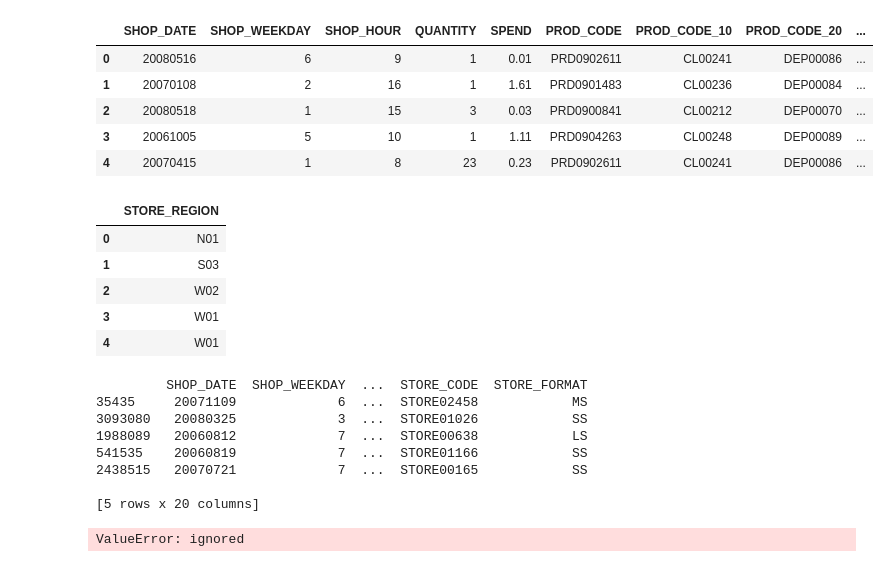
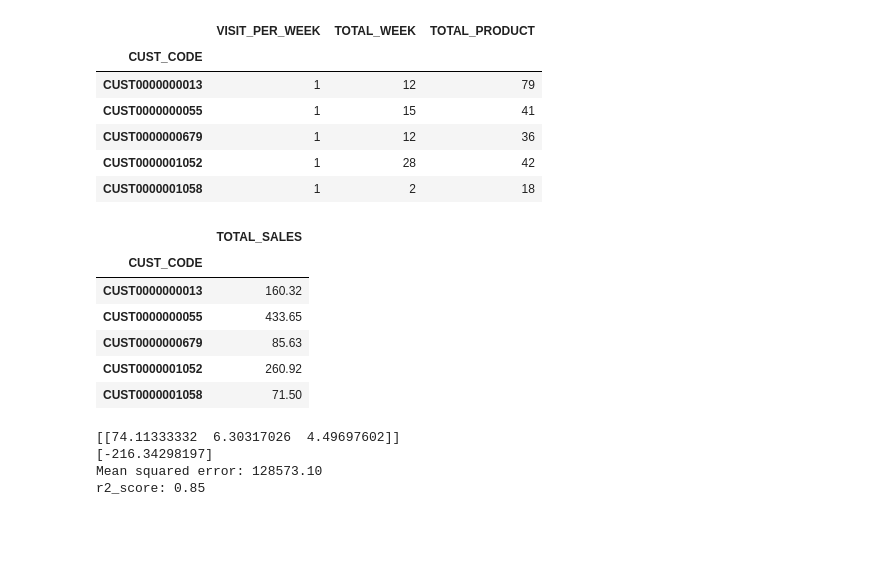
Before and after one commit to pongsrue/Automated_Tools-, a Jupyter notebook: Mini-bads3/Module3_1.ipynb, the cells around one changed output. Drawn from its saved outputs; the diff is of its cells as text; code cells hidden in the pictures; blank space fills up the shorter version.

```diff
--- a/Mini-bads3/Module3_1.ipynb
+++ b/Mini-bads3/Module3_1.ipynb
@@ -7,6 +7,7 @@ from pydrive.drive import GoogleDrive
 from google.colab import auth
 from oauth2client.client import GoogleCredentials
 import pandas as pd
+pd.options.display.float_format = '{:.2f}'.format #comment
 # %%
 auth.authenticate_user()
 gauth = GoogleAuth()
@@ -28,0 +20,12 @@ df.head()
+# %%
+#df2 = pd.read_csv('Supermarket.csv')
+#df2.head()
+
+import time
+chunksize = 10 ** 6
+df2 = pd.DataFrame()
+start = time.time()
+for chunk in pd.read_csv('Supermarket.csv', iterator=True, chunksize = chunksize):
+  df2 = pd.concat([df2,chunk])
+end = time.time()
+print("Loading time usage = ", end - start, " second. ")
@@ -87,0 +73,10 @@ print(output.head())
+# %%
+df = pd.DataFrame()
+df['VISIT_PER_WEEK'] = (df2.groupby('CUST_CODE').BASKET_ID.nunique()/df2.groupby('CUST_CODE').SHOP_WEEK.nunique()).astype(int)
+df['TOTAL_WEEK'] = df2.groupby('CUST_CODE').SHOP_WEEK.nunique()
+df['TOTAL_PRODUCT'] = df2.groupby('CUST_CODE').PROD_CODE.nunique()
+df['TOTAL_SALES'] = df2.groupby('CUST_CODE').SPEND.sum()
+df = df[df['TOTAL_SALES'] < 4000]
+
+print(df)
+#type(df)
@@ -88,44 +103,41 @@ print(output.head())
 # %%
-x = df.iloc[:,1:-1]
+x = df.iloc[:,0:-1] #1:3
 x.head(5)
 # %% [output]
-|  | SHOP_DATE | SHOP_WEEKDAY | SHOP_HOUR | QUANTITY | SPEND | PROD_CODE | PROD_CODE_10 | PROD_CODE_20 | ... |
-| 0 | 20080516 | 6 | 9 | 1 | 0.01 | PRD0902611 | CL00241 | DEP00086 | ... |
-| 1 | 20070108 | 2 | 16 | 1 | 1.61 | PRD0901483 | CL00236 | DEP00084 | ... |
-| 2 | 20080518 | 1 | 15 | 3 | 0.03 | PRD0900841 | CL00212 | DEP00070 | ... |
-| 3 | 20061005 | 5 | 10 | 1 | 1.11 | PRD0904263 | CL00248 | DEP00089 | ... |
-| 4 | 20070415 | 1 | 8 | 23 | 0.23 | PRD0902611 | CL00241 | DEP00086 | ... |
+|  | VISIT_PER_WEEK | TOTAL_WEEK | TOTAL_PRODUCT |
+| CUST_CODE |  |  |  |
+| CUST0000000013 | 1 | 12 | 79 |
+| CUST0000000055 | 1 | 15 | 41 |
+| CUST0000000679 | 1 | 12 | 36 |
+| CUST0000001052 | 1 | 28 | 42 |
+| CUST0000001058 | 1 | 2 | 18 |
 # %%
-y = df.iloc[:,-1:]
+y = df.iloc[:,-1:] # 3
 y.head(5)
 # %% [output]
-|  | STORE_REGION |
-| 0 | N01 |
-| 1 | S03 |
-| 2 | W02 |
-| 3 | W01 |
-| 4 | W01 |
+|  | TOTAL_SALES |
+| CUST_CODE |  |
+| CUST0000000013 | 160.32 |
+| CUST0000000055 | 433.65 |
+| CUST0000000679 | 85.63 |
+| CUST0000001052 | 260.92 |
+| CUST0000001058 | 71.50 |
 # %%
 from sklearn.model_selection import train_test_split
 x_train, x_test, y_train, y_test = train_test_split(x, y, test_size=0.2, random_state=42)
-print(x_train.head())
-# %% [output]
-         SHOP_DATE  SHOP_WEEKDAY  ...  STORE_CODE  STORE_FORMAT
-35435     20071109             6  ...  STORE02458            MS
-3093080   20080325             3  ...  STORE01026            SS
-1988089   20060812             7  ...  STORE00638            LS
-541535    20060819             7  ...  STORE01166            SS
-2438515   20070721             7  ...  STORE00165            SS
-
-[5 rows x 20 columns]
 # %%
 from sklearn.linear_model import LinearRegression
+from sklearn.metrics import mean_squared_error, r2_score
+
 reg = LinearRegression().fit(x_train, y_train)
-reg.fit(x_train, y_train)
+#reg.fit(x_train, y_train)
 print(reg.coef_)
 print(reg.intercept_)
 y_pred1 = reg.predict(x_test)
-print('Mean squared error: %.2f'
-  % mean_squared_error(y_test, y_pred1))
+print('Mean squared error: %.2f' % mean_squared_error(y_test, y_pred1))
+print('r2_score: %.2f' % r2_score(y_test, y_pred1))
 # %% [output]
-ValueError: ignored
+[[74.11333332  6.30317026  4.49697602]]
+[-216.34298197]
+Mean squared error: 128573.10
+r2_score: 0.85
```
Also changed, not shown: parts of 13 cells of this notebook.
